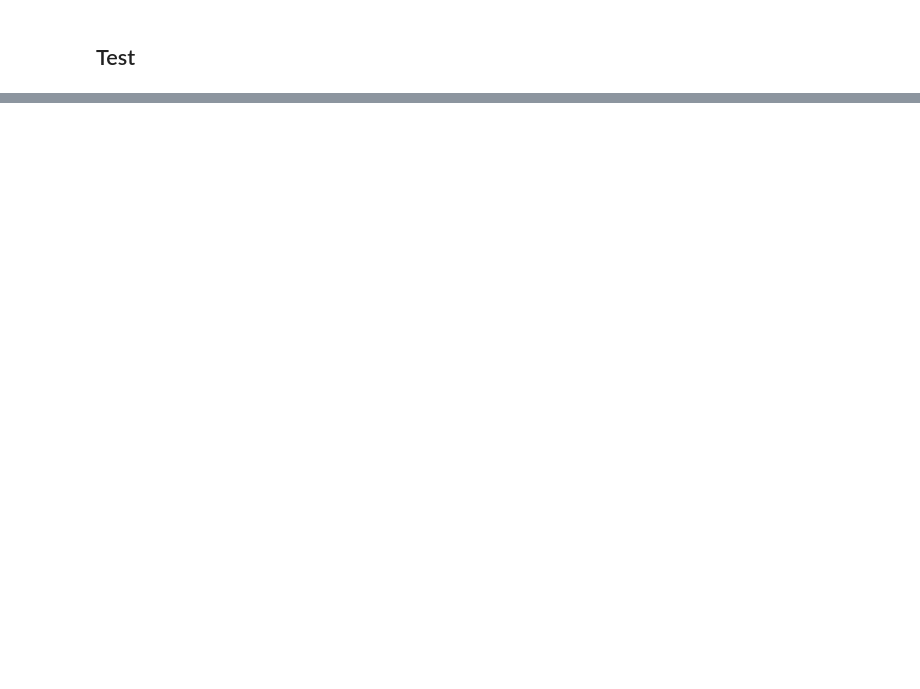
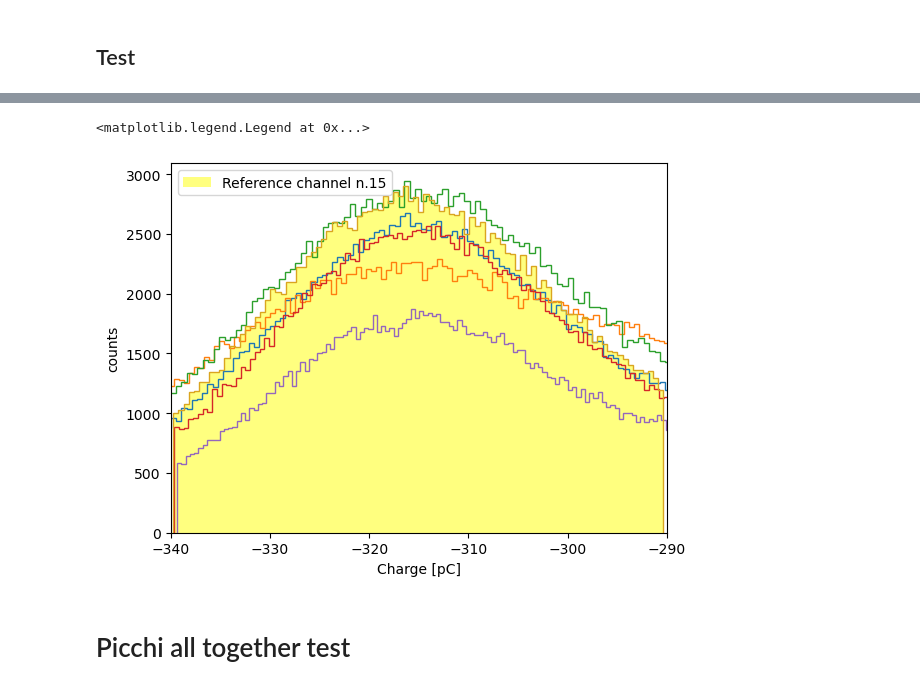
Before and after one commit to 0-DvD-0/Sfera, a Jupyter notebook: Jupyter/intercalibrrazione.ipynb, the cells around one changed output, grey strips where cells are left out. Drawn from its saved outputs; the diff is of its cells as text; code cells hidden in the pictures; blank space fills up the shorter version.

```diff
--- a/Jupyter/intercalibrrazione.ipynb
+++ b/Jupyter/intercalibrrazione.ipynb
@@ -129,0 +130,3 @@ plt.legend()
+# %%
+#0, 3, 5, 7, 10, 15
+nice_channels=[0, 3, 5, 7, 10, 15]
@@ -129,0 +211,29 @@ plt.legend()
+# %%
+for ch in nice_channels:
+
+    lim_N=lim_list[ch]
+    edge_N = edge_N_all[channel_idx[ch]]
+    bin_N = bin_N_all[channel_idx[ch]]
+    centers_N = np.convolve(edge_N, [0.5, 0.5], "valid")
+    edge_N=edge_N[np.where((centers_N > lim_N[0]) & (centers_N < lim_N[1]))]
+    bin_N = bin_N[np.where((centers_N > lim_N[0]) & (centers_N < lim_N[1]))]
+    centers_N = centers_N[np.where((centers_N > lim_N[0]) & (centers_N < lim_N[1]))]
+
+    #sfrutto la ricalibrazione per spostare i picchi
+
+    if(ch!=channel_ref):
+        #plt.bar(centers_N/coeff_c
+        plt.hist(edge_N/coeff_cal[ch], bins=len(bin_N), weights=bin_N, linewidth=1, histtype='step',fill=False)
+    else:
+        plt.hist(edge_N/coeff_cal[ch], bins=len(bin_N), weights=bin_N, linewidth=1, color='yellow', alpha=0.5, label ='Reference channel n.{}'.format(channel_ref))
+        plt.hist(edge_N/coeff_cal[ch], bins=len(bin_N), weights=bin_N, linewidth=1, histtype='step',fill=False, edgecolor='goldenrod')
+
+plt.xlim(-340, -290)
+plt.xlabel("Charge [pC]")
+plt.ylabel("counts")
+plt.legend()
+# %% [output]
+<matplotlib.legend.Legend at 0x...>
+[figure, added]
+# %% [markdown]
+# Picchi all together test
```
Also changed, not shown: parts of 14 cells of this notebook.
